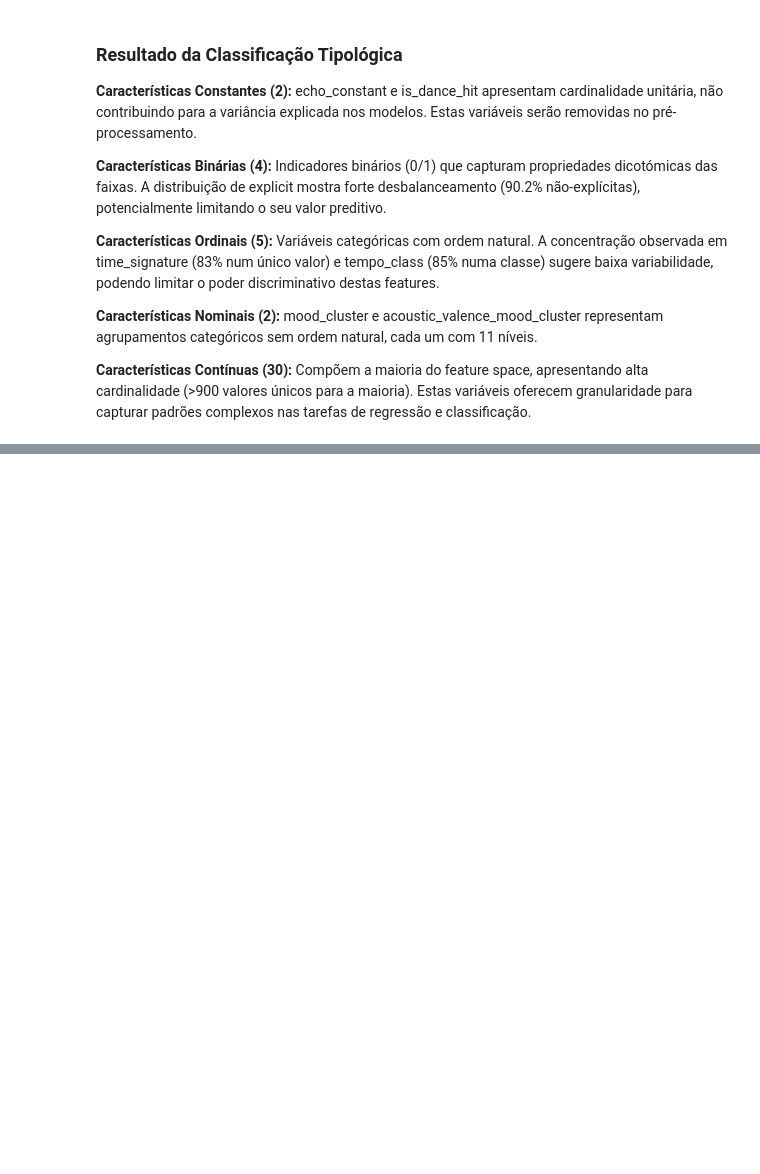
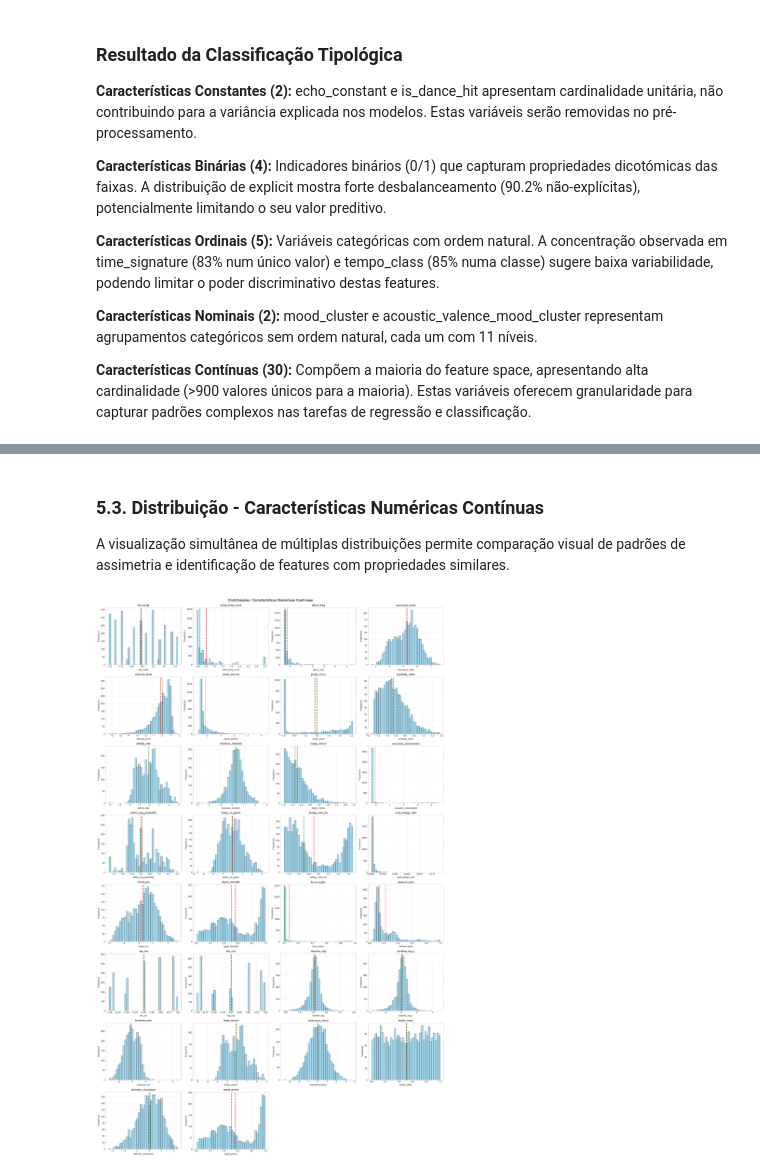
Before and after one commit to tiagogama23/GRUPO_3_APRAU, a Jupyter notebook: Notebook/1-analise_exploratoria.ipynb, the cells around one changed output, grey strips where cells are left out. Drawn from its saved outputs; the diff is of its cells as text; code cells hidden in the pictures; blank space fills up the shorter version.

```diff
--- a/Notebook/1-analise_exploratoria.ipynb
+++ b/Notebook/1-analise_exploratoria.ipynb
@@ -213,0 +448,31 @@ Todas as variáveis mantidas. Shape final: (3000, 45)
+# %% [markdown]
+### 5.3. Distribuição - Características Numéricas Contínuas
+
+A visualização simultânea de múltiplas distribuições permite comparação visual de padrões de assimetria e identificação de features com propriedades similares.
+# %%
+# Histogramas de características numéricas
+n_features = len(continuous_features)
+n_cols = 4
+n_rows = int(np.ceil(n_features / n_cols))
+
+fig, axes = plt.subplots(n_rows, n_cols, figsize=(20, n_rows*4))
+axes = axes.flatten()
+
+for idx, feature in enumerate(continuous_features):
+    ax = axes[idx]
+    ax.hist(df[feature], bins=40, edgecolor='black', alpha=0.75, color='skyblue', linewidth=0.8)
+    ax.axvline(df[feature].mean(), color='red', linestyle='--', linewidth=2, alpha=0.8)
+    ax.axvline(df[feature].median(), color='green', linestyle='--', linewidth=2, alpha=0.8)
+    ax.set_xlabel(feature, fontsize=9)
+    ax.set_ylabel('Frequência', fontsize=9)
+    ax.set_title(feature, fontsize=10, fontweight='bold')
+    ax.grid(True, alpha=0.3)
+
+for idx in range(n_features, len(axes)):
+    fig.delaxes(axes[idx])
+
+plt.suptitle('Distribuições: Características Numéricas Contínuas', fontsize=14, fontweight='bold', y=0.995)
+plt.tight_layout()
+plt.show()
+# %% [output]
+[figure, added]
```
Also changed, not shown: parts of 46 cells of this notebook.
